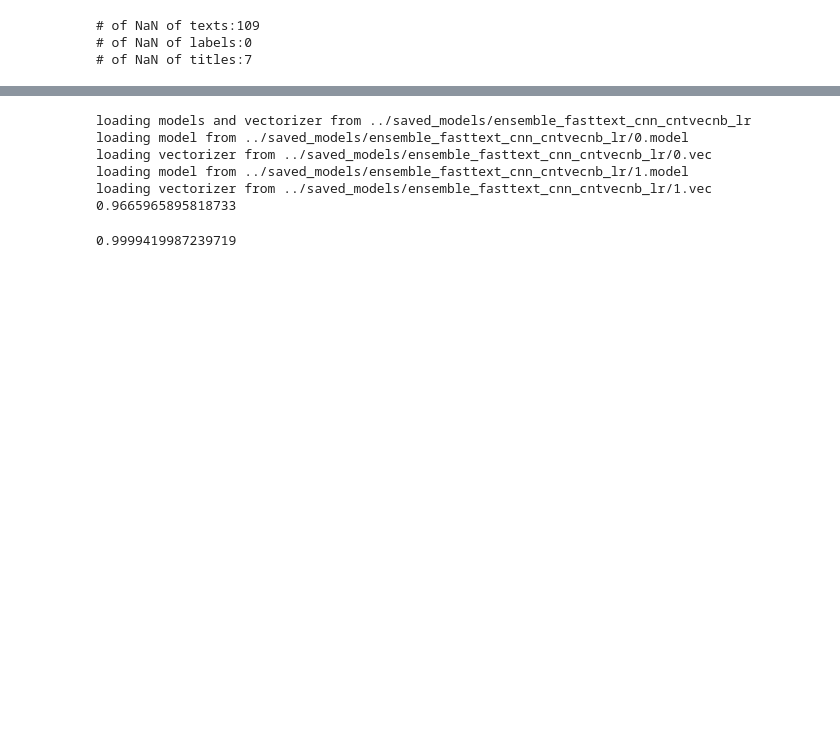
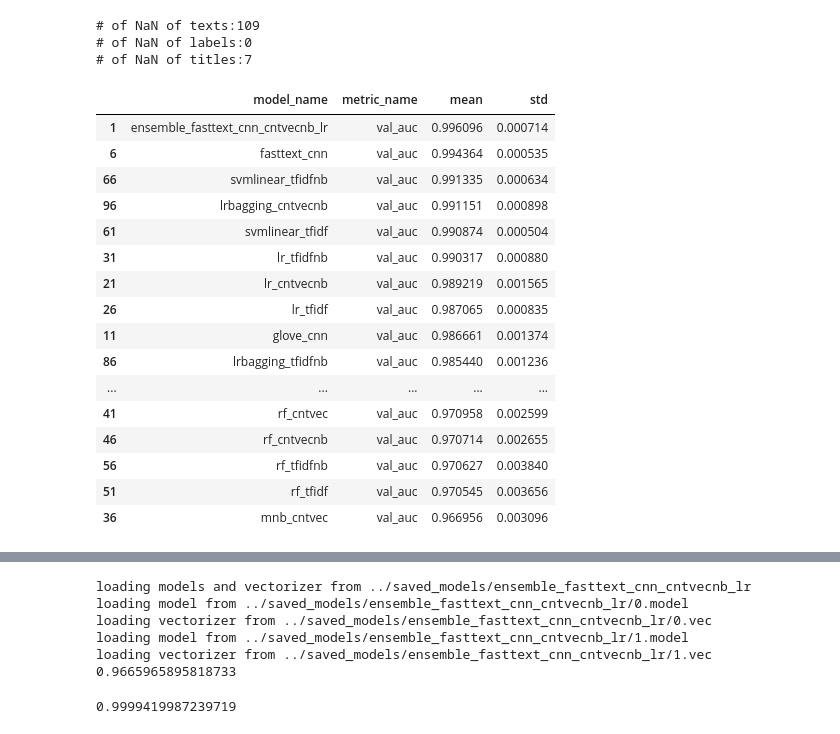
Before and after one commit to jmitroi/ML1010_GROUP_PROJECT, a Jupyter notebook: codes/ModelingResults.ipynb, the cells around one changed output, grey strips where cells are left out. Cells and saved outputs as stored; diff of their text form; code cells hidden in the pictures; blank space fills up the shorter version.

```diff
--- a/codes/ModelingResults.ipynb
+++ b/codes/ModelingResults.ipynb
@@ -165,6 +165,26 @@ acc_df = cv_scores_summary[cv_scores_summary["metric_name"].str.contains("acc")]
 acc_df = acc_df.sort_values("mean",ascending=False)
 auc_df = cv_scores_summary[cv_scores_summary["metric_name"].str.contains("auc")]
 auc_df = auc_df.sort_values("mean",ascending=False)
+# %%
+auc_df
+# %% [output]
+|  | model_name | metric_name | mean | std |
+| 1 | ensemble_fasttext_cnn_cntvecnb_lr | val_auc | 0.996096 | 0.000714 |
+| 6 | fasttext_cnn | val_auc | 0.994364 | 0.000535 |
+| 66 | svmlinear_tfidfnb | val_auc | 0.991335 | 0.000634 |
+| 96 | lrbagging_cntvecnb | val_auc | 0.991151 | 0.000898 |
+| 61 | svmlinear_tfidf | val_auc | 0.990874 | 0.000504 |
+| 31 | lr_tfidfnb | val_auc | 0.990317 | 0.000880 |
+| 21 | lr_cntvecnb | val_auc | 0.989219 | 0.001565 |
+| 26 | lr_tfidf | val_auc | 0.987065 | 0.000835 |
+| 11 | glove_cnn | val_auc | 0.986661 | 0.001374 |
+| 86 | lrbagging_tfidfnb | val_auc | 0.985440 | 0.001236 |
+| ... | ... | ... | ... | ... |
+| 41 | rf_cntvec | val_auc | 0.970958 | 0.002599 |
+| 46 | rf_cntvecnb | val_auc | 0.970714 | 0.002655 |
+| 56 | rf_tfidfnb | val_auc | 0.970627 | 0.003840 |
+| 51 | rf_tfidf | val_auc | 0.970545 | 0.003656 |
+| 36 | mnb_cntvec | val_auc | 0.966956 | 0.003096 |
 # %%
 plt.rcdefaults()
 fig, ax = plt.subplots(nrows=1, ncols=1)
```
Also changed, not shown: parts of 1 cell of this notebook.
